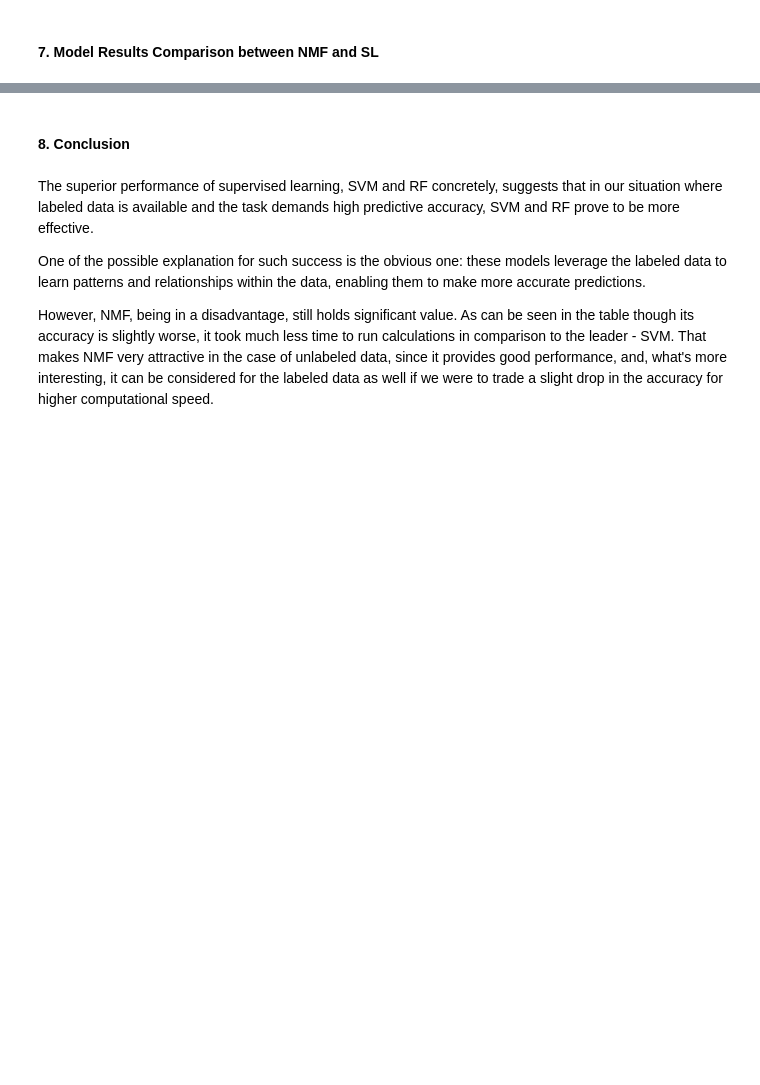
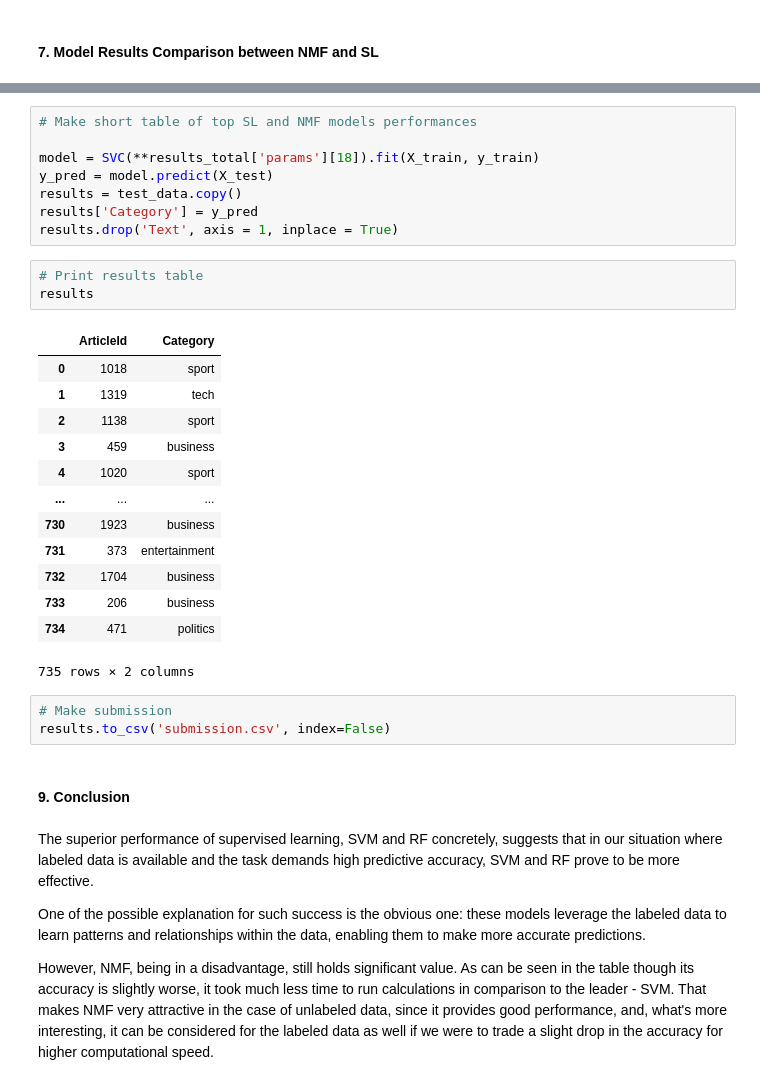
Before and after one commit to jaymanvirk/kaggle_bbc_news, a Jupyter notebook: bbc_news_classification_nmf_vs_sl.ipynb, the cells around one changed output, grey strips where cells are left out. Saved outputs shown, nothing was run; the diff lists cells and outputs as text; blank space fills up the shorter version.

```diff
--- a/bbc_news_classification_nmf_vs_sl.ipynb
+++ b/bbc_news_classification_nmf_vs_sl.ipynb
@@ -457,5 +521,33 @@ pd.DataFrame(table)
+# %%
+# Make short table of top SL and NMF models performances
+
+model = SVC(**results_total['params'][18]).fit(X_train, y_train)
+y_pred = model.predict(X_test)
+results = test_data.copy()
+results['Category'] = y_pred
+results.drop('Text', axis = 1, inplace = True)
+# %%
+# Print results table
+results
+# %% [output]
+|  | ArticleId | Category |
+| 0 | 1018 | sport |
+| 1 | 1319 | tech |
+| 2 | 1138 | sport |
+| 3 | 459 | business |
+| 4 | 1020 | sport |
+| ... | ... | ... |
+| 730 | 1923 | business |
+| 731 | 373 | entertainment |
+| 732 | 1704 | business |
+| 733 | 206 | business |
+| 734 | 471 | politics |
+735 rows × 2 columns
+# %%
+# Make submission
+results.to_csv('submission.csv', index=False)
 # %% [markdown]
-#### 8. Conclusion <a class="anchor" id="conclusion"></a>
+#### 9. Conclusion <a class="anchor" id="conclusion"></a>
 # %% [markdown]
 The superior performance of supervised learning, SVM and RF concretely, suggests that in our situation where labeled data is available and the task demands high predictive accuracy, SVM and RF prove to be more effective.
 
```
Also changed, not shown: parts of 35 cells of this notebook.
